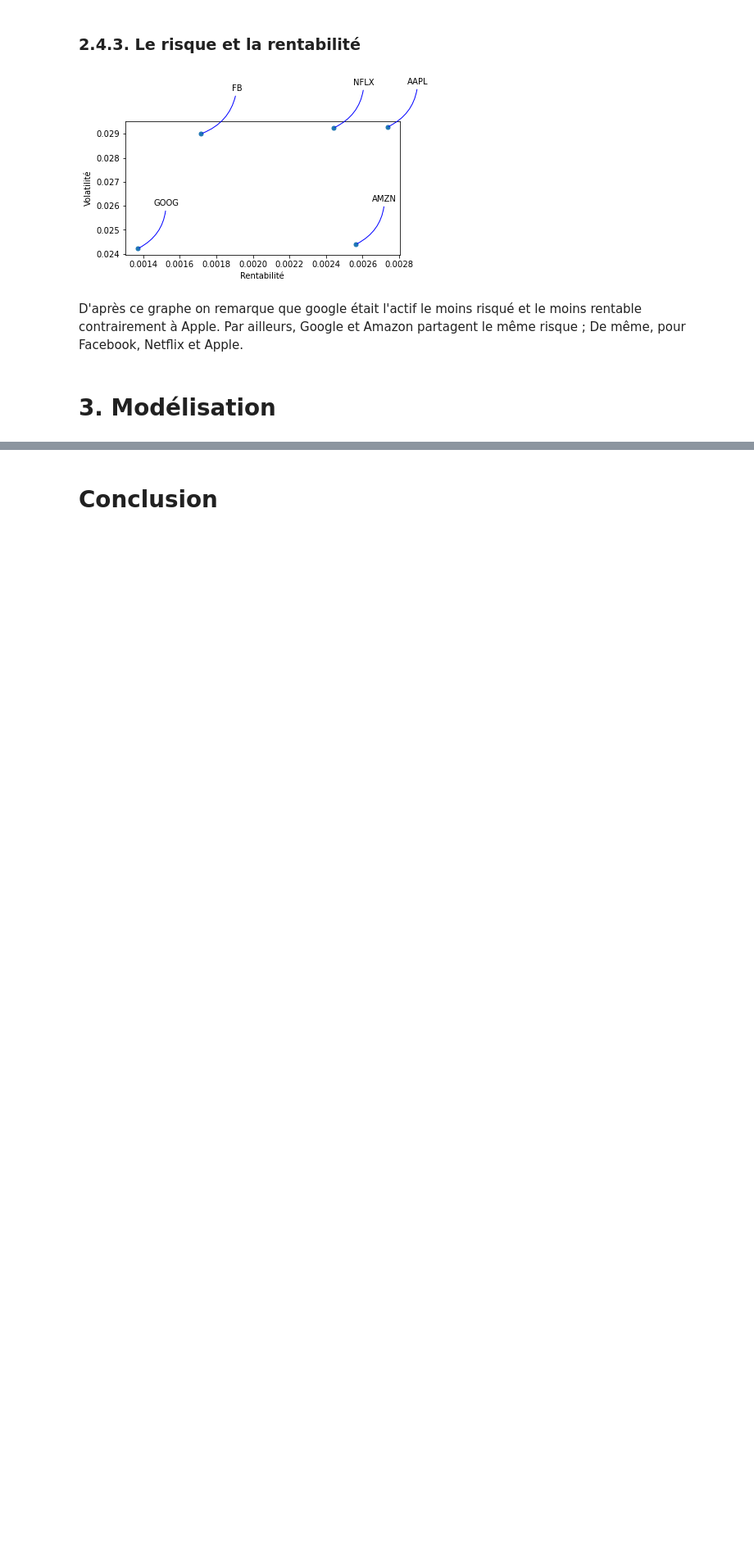
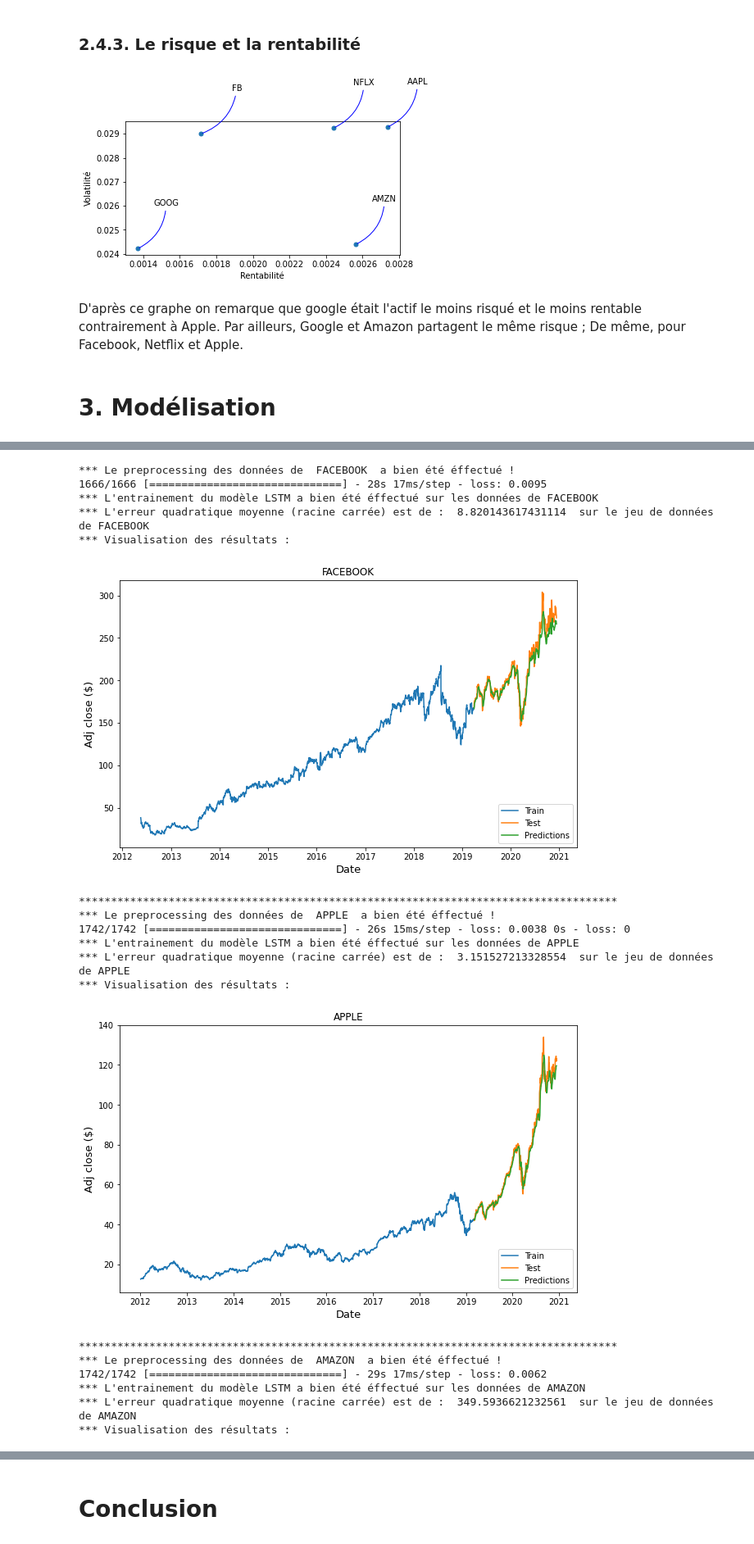
Before and after one commit to lasme-ephrem/pythonproject2a, a Jupyter notebook: notebook_projet_python_lasme_new.ipynb, the cells around one changed output, grey strips where cells are left out. Shown: that part at 82% size. Drawn from its saved outputs; the diff is of its cells as text; code cells hidden in the pictures; blank space fills up the shorter version.

```diff
--- a/notebook_projet_python_lasme_new.ipynb
+++ b/notebook_projet_python_lasme_new.ipynb
@@ -484,15 +509,16 @@ Image("img_lstm.png")
 # %%
-def LSTM_FAANG(nom_firme, longeur_apprentissage) :
+def LSTM_FAANG(nom_firme, longeur_apprentissage_1, longeur_apprentissage_2 ) :
 
 ################### DONNEES + FEATURE PREPROCESSING ###########################################################################
 
     nom_de_la_firme = nom_firme
 
     #récupération de beaucoup de données de t'entrainement
-    debut = longeur_apprentissage
-    fin = datetime.now()
+    debut = longeur_apprentissage_1
+    fin = longeur_apprentissage_2
     data = recup_donnees(debut, fin)
-    df = donnees_firme(nom_firme).iloc[:,:6]
+    df = data.loc[data["Nom firme"] == nom_firme].iloc[:,:6]
+
 
 
     #extraction du target et conversion en matrice de valeurs numpy
@@ -594,4 +620,7 @@ def LSTM_FAANG(nom_firme, longeur_apprentissage) :
     plt.plot(valid[['Adj Close', 'Predictions']])
     plt.legend(['Train', 'Test', 'Predictions'], loc='lower right')
     plt.show()
+
+
+    print("************************************************************************************")
 # %% [markdown]
@@ -600,0 +630,23 @@ LSTM_FAANG("FACEBOOK", "2010-01-01")
+# %%
+for firme in nom_firme :
+    LSTM_FAANG(firme, "2012-01-01", datetime.now())
+# %% [output]
+*** Le preprocessing des données de  FACEBOOK  a bien été éffectué !
+1666/1666 [==============================] - 28s 17ms/step - loss: 0.0095
+*** L'entrainement du modèle LSTM a bien été éffectué sur les données de FACEBOOK
+*** L'erreur quadratique moyenne (racine carrée) est de :  8.820143617431114  sur le jeu de données de FACEBOOK
+*** Visualisation des résultats :
+[figure, added]
+************************************************************************************
+*** Le preprocessing des données de  APPLE  a bien été éffectué !
+1742/1742 [==============================] - 26s 15ms/step - loss: 0.0038 0s - loss: 0
+*** L'entrainement du modèle LSTM a bien été éffectué sur les données de APPLE
+*** L'erreur quadratique moyenne (racine carrée) est de :  3.151527213328554  sur le jeu de données de APPLE
+*** Visualisation des résultats :
+[figure, added]
+************************************************************************************
+*** Le preprocessing des données de  AMAZON  a bien été éffectué !
+1742/1742 [==============================] - 29s 17ms/step - loss: 0.0062
+*** L'entrainement du modèle LSTM a bien été éffectué sur les données de AMAZON
+*** L'erreur quadratique moyenne (racine carrée) est de :  349.5936621232561  sur le jeu de données de AMAZON
+*** Visualisation des résultats :
```
Also changed, not shown: parts of 21 cells of this notebook.
